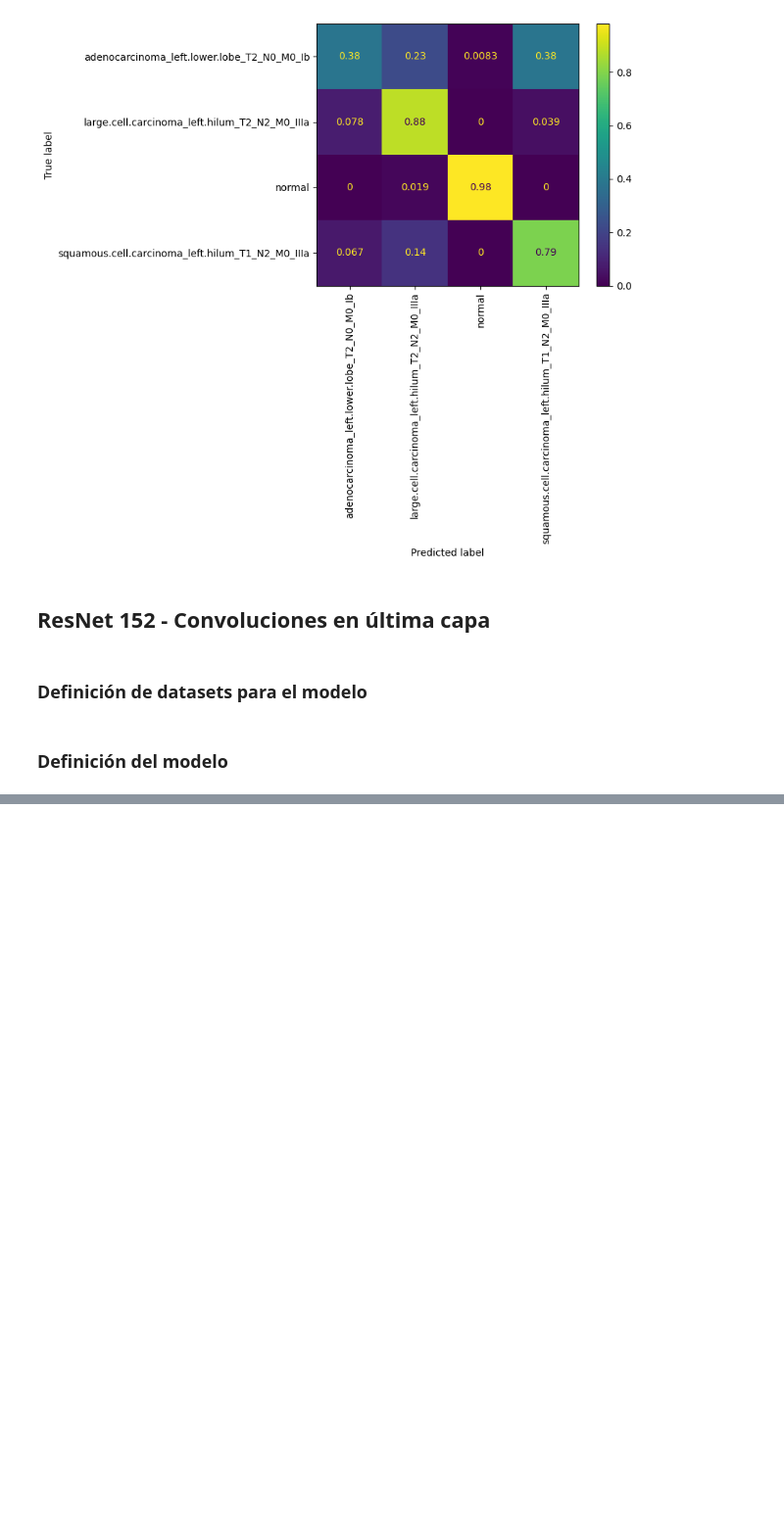
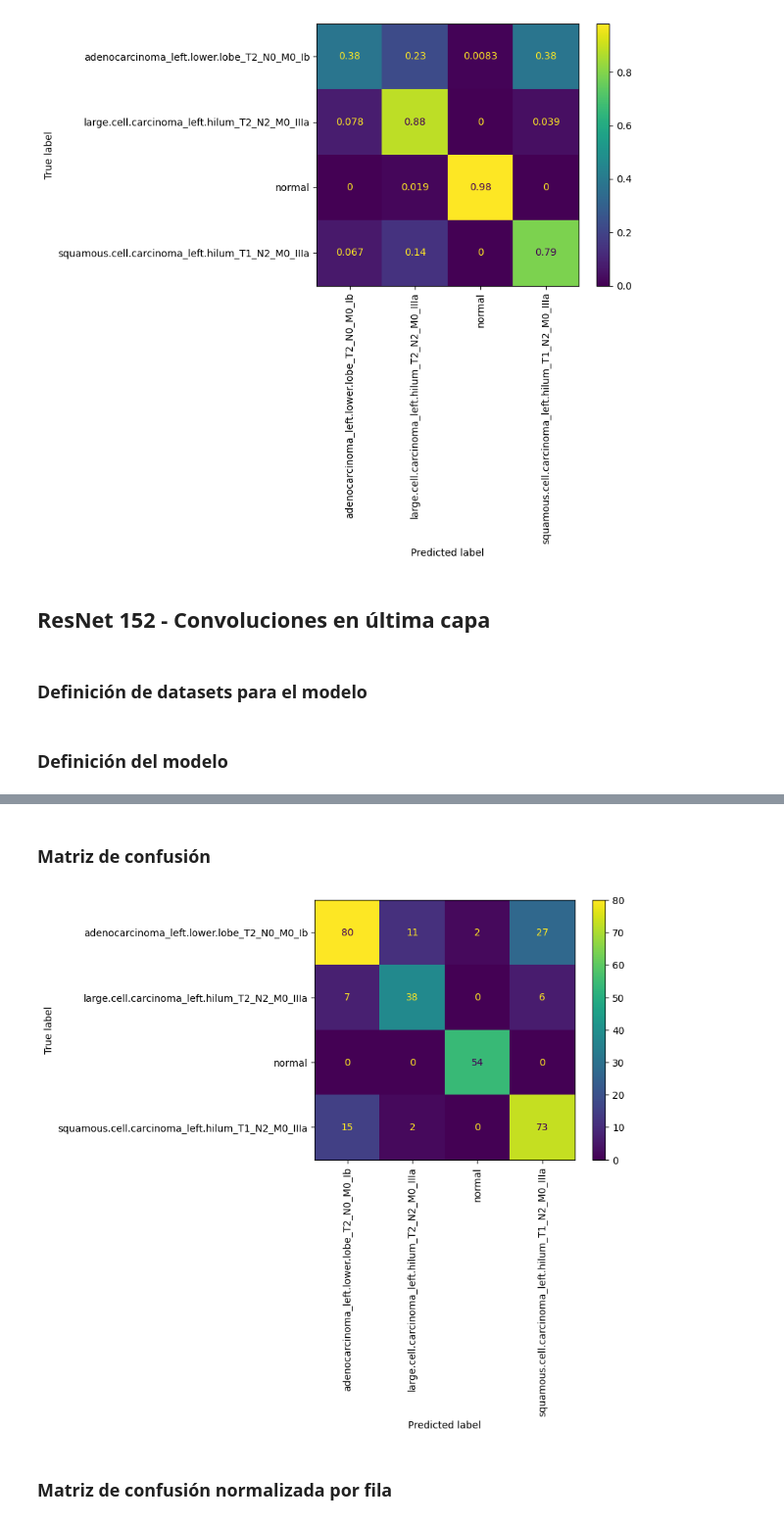
Before and after one commit to gasper-az/vision-computadora-II-trabajo-final, a Jupyter notebook: ResNet.ipynb, the cells around one changed output, grey strips where cells are left out. Shown at 98% size. Drawn from its saved outputs; the diff is of its cells as text; code cells hidden in the pictures; blank space fills up the shorter version.

```diff
--- a/ResNet.ipynb
+++ b/ResNet.ipynb
@@ -699,0 +802,13 @@ torchsummary.summary(resnet152_conv_model, input_size=(IMG_CHANNELS, IMG_HEIGHT,
+# %% [markdown]
+### Matriz de confusión
+# %%
+cm = confusion_matrix(history["labels_last_epoch"].cpu(), history["pred_last_epoch"].argmax(dim=1).cpu(), labels=list(train_data.class_to_idx.values()))
+# %%
+disp = ConfusionMatrixDisplay(confusion_matrix=cm, display_labels=train_data.classes)
+disp.plot()
+disp.ax_.tick_params(axis='x', rotation=90)
+plt.show()
+# %% [output]
+[figure, added]
+# %% [markdown]
+### Matriz de confusión normalizada por fila
```
Also changed, not shown: parts of 32 cells of this notebook.
